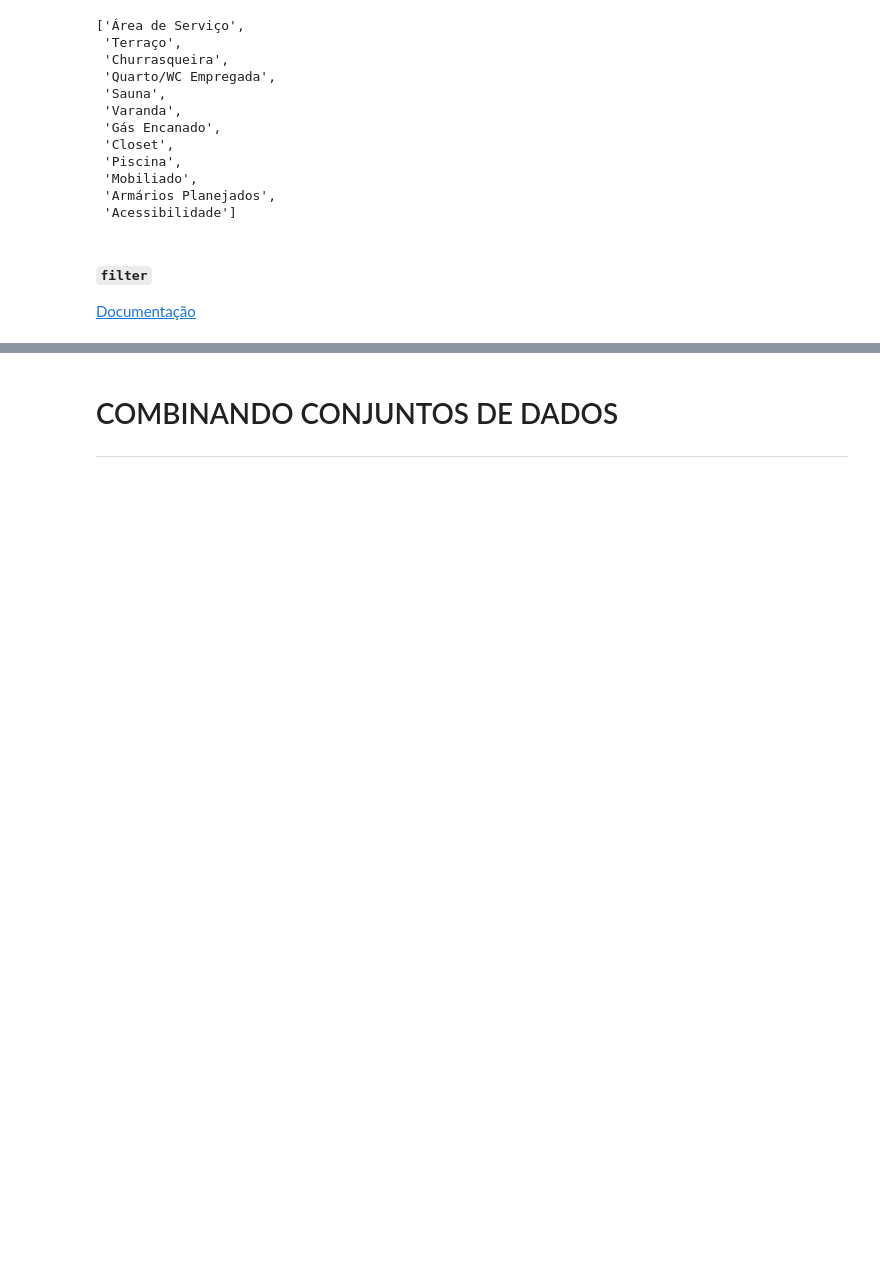
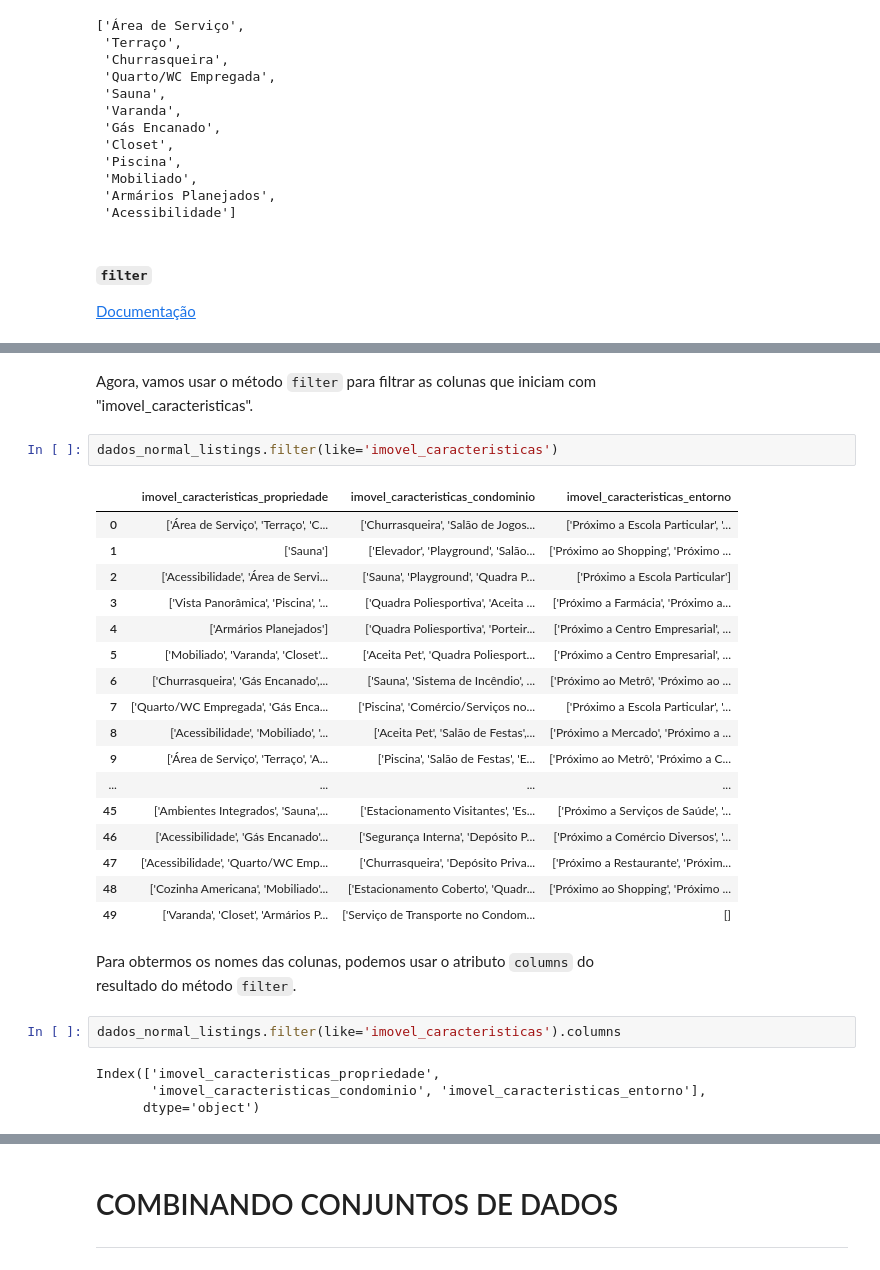
Before and after one commit to josenaldo/alura-cds-python-pandas-tecnicas-avancadas, a Jupyter notebook: notebook/Projeto.ipynb, the cells around one changed output, grey strips where cells are left out. Cells and saved outputs as stored; diff of their text form; blank space fills up the shorter version.

```diff
--- a/notebook/Projeto.ipynb
+++ b/notebook/Projeto.ipynb
@@ -510,0 +529,32 @@ textos[0]
+# %% [markdown]
+Agora, vamos usar o método `filter` para filtrar as colunas que iniciam com \
+"imovel_caracteristicas".
+# %%
+dados_normal_listings.filter(like='imovel_caracteristicas')
+# %% [output]
+|  | imovel_caracteristicas_propriedade | imovel_caracteristicas_condominio | imovel_caracteristicas_entorno |
+| 0 | ['Área de Serviço', 'Terraço', 'C... | ['Churrasqueira', 'Salão de Jogos... | ['Próximo a Escola Particular', '... |
+| 1 | ['Sauna'] | ['Elevador', 'Playground', 'Salão... | ['Próximo ao Shopping', 'Próximo ... |
+| 2 | ['Acessibilidade', 'Área de Servi... | ['Sauna', 'Playground', 'Quadra P... | ['Próximo a Escola Particular'] |
+| 3 | ['Vista Panorâmica', 'Piscina', '... | ['Quadra Poliesportiva', 'Aceita ... | ['Próximo a Farmácia', 'Próximo a... |
+| 4 | ['Armários Planejados'] | ['Quadra Poliesportiva', 'Porteir... | ['Próximo a Centro Empresarial', ... |
+| 5 | ['Mobiliado', 'Varanda', 'Closet'... | ['Aceita Pet', 'Quadra Poliesport... | ['Próximo a Centro Empresarial', ... |
+| 6 | ['Churrasqueira', 'Gás Encanado',... | ['Sauna', 'Sistema de Incêndio', ... | ['Próximo ao Metrô', 'Próximo ao ... |
+| 7 | ['Quarto/WC Empregada', 'Gás Enca... | ['Piscina', 'Comércio/Serviços no... | ['Próximo a Escola Particular', '... |
+| 8 | ['Acessibilidade', 'Mobiliado', '... | ['Aceita Pet', 'Salão de Festas',... | ['Próximo a Mercado', 'Próximo a ... |
+| 9 | ['Área de Serviço', 'Terraço', 'A... | ['Piscina', 'Salão de Festas', 'E... | ['Próximo ao Metrô', 'Próximo a C... |
+| ... | ... | ... | ... |
+| 45 | ['Ambientes Integrados', 'Sauna',... | ['Estacionamento Visitantes', 'Es... | ['Próximo a Serviços de Saúde', '... |
+| 46 | ['Acessibilidade', 'Gás Encanado'... | ['Segurança Interna', 'Depósito P... | ['Próximo a Comércio Diversos', '... |
+| 47 | ['Acessibilidade', 'Quarto/WC Emp... | ['Churrasqueira', 'Depósito Priva... | ['Próximo a Restaurante', 'Próxim... |
+| 48 | ['Cozinha Americana', 'Mobiliado'... | ['Estacionamento Coberto', 'Quadr... | ['Próximo ao Shopping', 'Próximo ... |
+| 49 | ['Varanda', 'Closet', 'Armários P... | ['Serviço de Transporte no Condom... | [] |
+# %% [markdown]
+Para obtermos os nomes das colunas, podemos usar o atributo `columns` do \
+resultado do método `filter`.
+# %%
+dados_normal_listings.filter(like='imovel_caracteristicas').columns
+# %% [output]
+Index(['imovel_caracteristicas_propriedade',
+       'imovel_caracteristicas_condominio', 'imovel_caracteristicas_entorno'],
+      dtype='object')
```
Also changed, not shown: parts of 20 cells of this notebook.
